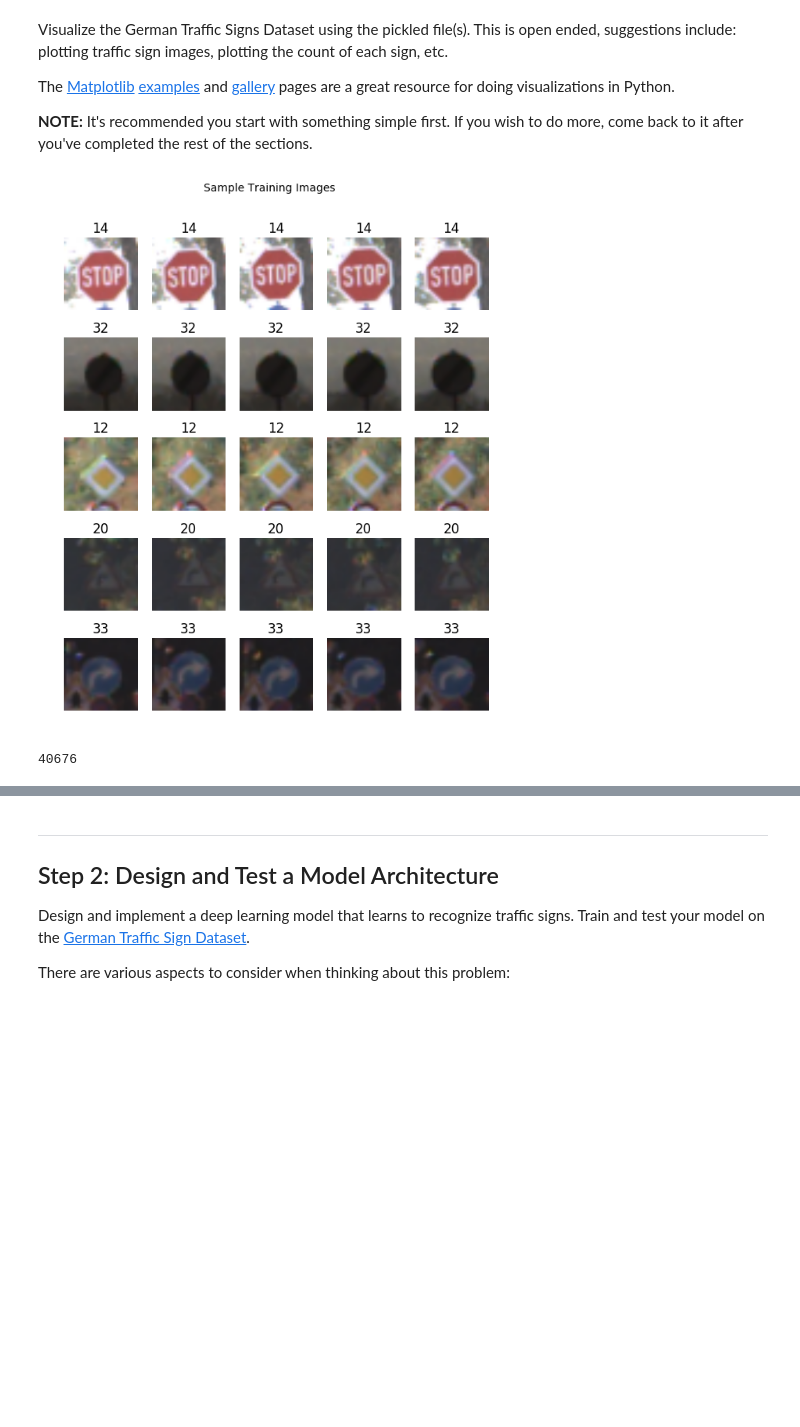
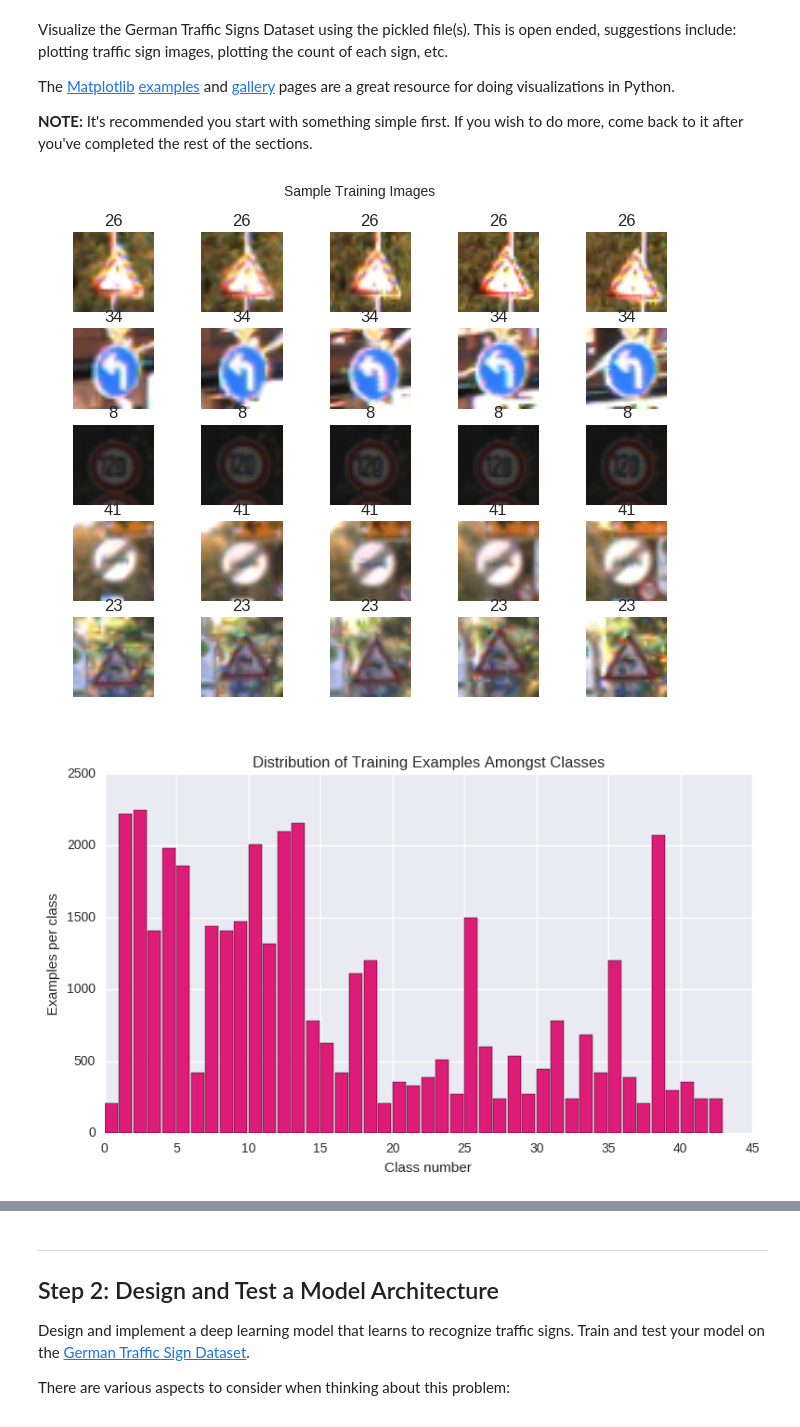
Before and after one commit to upul/Traffic-Signs, a Jupyter notebook: Traffic_Signs_Recognition.ipynb, the cells around one changed output, grey strips where cells are left out. Saved outputs shown, nothing was run; the diff lists cells and outputs as text; code cells hidden in the pictures; blank space fills up the shorter version.

```diff
--- a/Traffic_Signs_Recognition.ipynb
+++ b/Traffic_Signs_Recognition.ipynb
@@ -76,39 +89,59 @@ The [Matplotlib](http://matplotlib.org/) [examples](http://matplotlib.org/exampl
 # %%
 ### Data exploration visualization goes here.
 ### Feel free to use as many code cells as needed.
 import matplotlib.pyplot as plt
-#import seaborn as sns; sns.set()
-# Visualizations will be shown in the notebook.
-%matplotlib inline
+import seaborn as sns; sns.set()
+import tensorflow as tf
+from tensorflow.contrib.layers import flatten
 import cv2
 
+import util
+
+%matplotlib inline
+
+# Visualizations will be shown in the notebook.
+
+
 def display_images(image_dataset, n_rows, n_cols):
-    plt.figure(figsize=(7, 8))
+    '''
+    Simple utility function for displaying images.
+    '''
+    plt.figure(figsize=(8, 6))
     selected_classes = np.random.randint(44, size=n_rows)
     image_number = 1
     for row in selected_classes:
         for col in range(1, n_cols + 1):
             plt.subplot(n_rows, n_cols, image_number)
             image_number += 1
             x_selected = X_train[y_train == row]
             plt.imshow(x_selected[col, :, :, :])
             plt.axis('off')
             plt.title(row)
-
     plt.suptitle('Sample Training Images')
     plt.show()
 
-def draw_class_distribution():
-    pass
+
+def draw_class_distribution(class_labels):
+    '''This function is used to plot the distribution of training examples amongst classes.'''
+    plt.figure(figsize=(9, 5))
+    examples_per_class = np.bincount(class_labels)
+    num_classes = len(examples_per_class)
+    plt.bar(np.arange(num_classes), examples_per_class, 0.9, color='#dd1c77', label='Inputs per class')
+    plt.xlabel('Class number')
+    plt.ylabel('Examples per class')
+    plt.title('Distribution of Training Examples Amongst Classes')
+    plt.show()
+
 
 
 display_images(X_train, 5, 5)
+draw_class_distribution(y_train)
 
 # data augmentation
-per_class_label_count = np.bincount(y_train)
-no_of_augmented_images = 12 / ((per_class_label_count / np.sum(per_class_label_count)))
-no_of_augmented_images = no_of_augmented_images.astype(int)
-print(np.sum(no_of_augmented_images))
+#per_class_label_count = np.bincount(y_train)
+#no_of_augmented_images = 12 / ((per_class_label_count / np.sum(per_class_label_count)))
+#no_of_augmented_images = no_of_augmented_images.astype(int)
+#print(np.sum(no_of_augmented_images))
 # %% [output]
-[figure, old version]
+[figure, new version]
-40676
+[figure, added]
```
Also changed, not shown: parts of 18 cells of this notebook, 2 other files.
